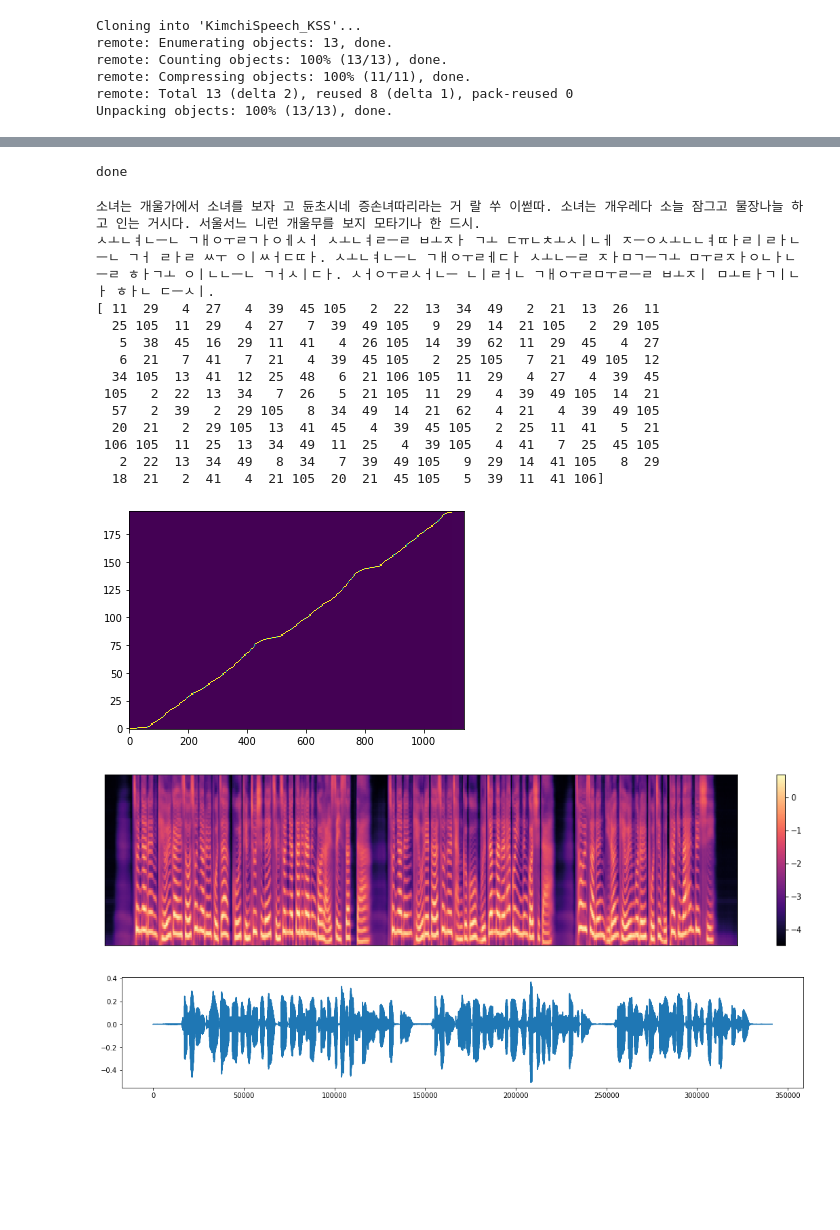
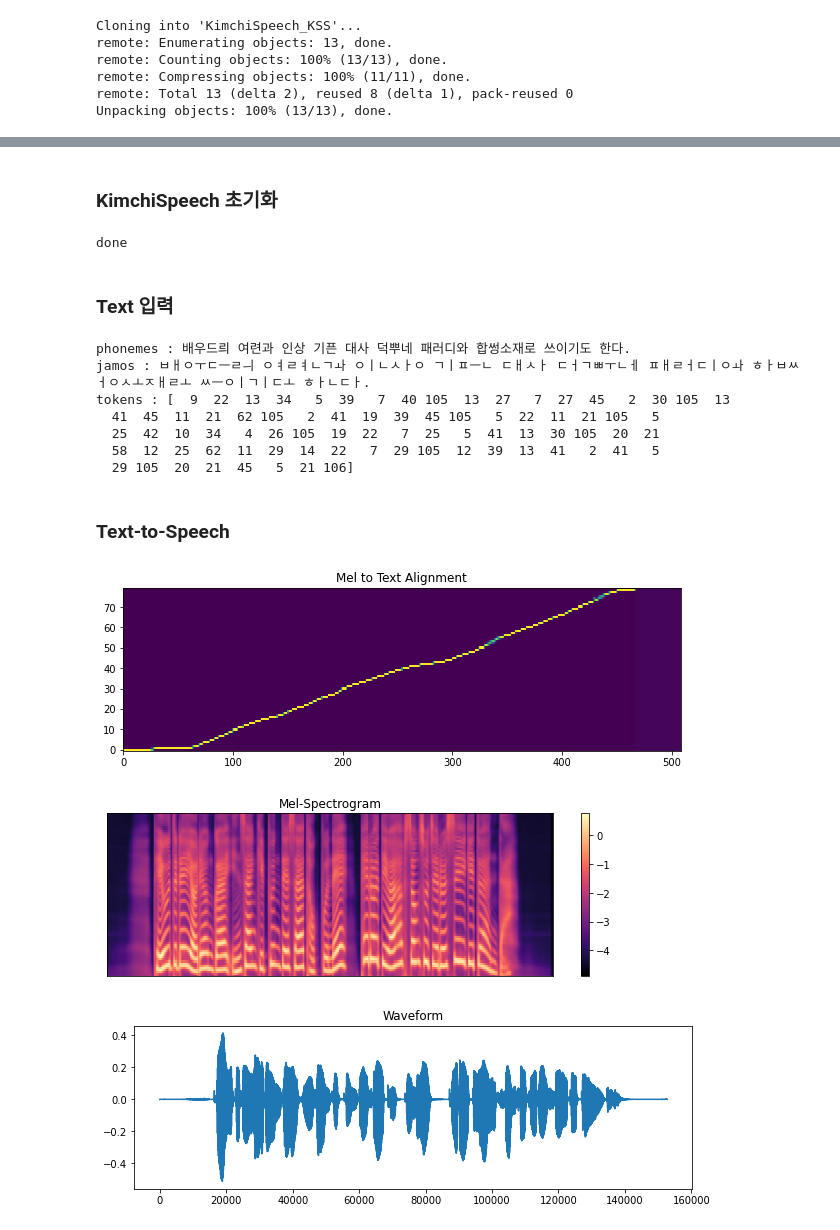
Before and after one commit to scpark20/KimchiSpeech_KSS, a Jupyter notebook: demo.ipynb, the cells around one changed output, grey strips where cells are left out. Saved outputs shown, nothing was run; the diff lists cells and outputs as text; code cells hidden in the pictures; blank space fills up the shorter version.

```diff
--- a/demo.ipynb
+++ b/demo.ipynb
@@ -42,3 +45,5 @@ FileNotFoundError: ignored
+# %% [markdown]
+### KimchiSpeech 초기화
 # %%
 from model import Model
 from hparams import create_hparams
@@ -52,6 +57,8 @@ model.load_state_dict(checkpoint['model_state_dict'])
 print('done')
 # %% [output]
 done
+# %% [markdown]
+### Text 입력
 # %%
 from g2pk import G2p
 import jamotools as jt
@@ -59,31 +66,28 @@ import jamotools as jt
 g2p = G2p()
 v = jt.Vectorizationer(rule=jt.rules.RULE_1, max_length=None)
 
-text = "주어와 서술어는 호응하지 않고, 문장은 엿가락처럼 길기만 합니다. 게다가 문맥에 어울리지 않는 한자어를 남발하는 바람에 내용 파악조차 어렵습니다. 서술형 답안을 작성하고, 논술 시험을 대비하는 학생들의 글에서 흔히 발견하는 문제입니다."
-text = "동작 그만, 밑장빼기냐? 내가 빙다리 핫바지로 보이냐?"
+text = "안녕하세요? 반갑습니다. 저는 에이 아이로 만들어진 음성입니다."
+#text = "주어와 서술어는 호응하지 않고, 문장은 엿가락처럼 길기만 합니다. 게다가 문맥에 어울리지 않는 한자어를 남발하는 바람에 내용 파악조차 어렵습니다. 서술형 답안을 작성하고, 논술 시험을 대비하는 학생들의 글에서 흔히 발견하는 문제입니다."
+#text = "동작 그만, 밑장빼기냐? 내가 빙다리 핫바지로 보이냐?"
 text = "배우들의 열연과 인상 깊은 대사 덕분에 패러디와 합성소재로 쓰이기도 한다."
-text = "소년은 개울가에서 소녀를 보자 곧 윤초시네 증손녀딸이라는 걸 알 수 있었다. 소녀는 개울에다 손을 잠그고 물장난을 하고 있는 것이다. 서울서는 이런 개울물을 보지 못하기나 한 듯이."
+#text = "소년은 개울가에서 소녀를 보자 곧 윤초시네 증손녀딸이라는 걸 알 수 있었다. 소녀는 개울에다 손을 잠그고 물장난을 하고 있는 것이다. 서울서는 이런 개울물을 보지 못하기나 한 듯이."
 #text = "오미크론 대유행으로 신규 확진자가 5만명 이상으로 불어난 상황에서도 정부가 사회적 거리두기 등 방역 조치를 오히려 완화하려는 듯한 메시지를 지속해서 보내고 있다."
 phonemes = g2p(text)
 jamos = jt.split_syllables(phonemes)
 tokens = v.vectorize(phonemes)
-print(phonemes)
-print(jamos)
-print(tokens)
+print('phonemes :', phonemes)
+print('jamos :', jamos)
+print('tokens :', tokens)
 # %% [output]
-소녀는 개울가에서 소녀를 보자 고 듄초시네 증손녀따리라는 거 랄 쑤 이썯따. 소녀는 개우레다 소늘 잠그고 물장나늘 하고 인는 거시다. 서울서느 니런 개울무를 보지 모타기나 한 드시.
-ㅅㅗㄴㅕㄴㅡㄴ ㄱㅐㅇㅜㄹㄱㅏㅇㅔㅅㅓ ㅅㅗㄴㅕㄹㅡㄹ ㅂㅗㅈㅏ ㄱㅗ ㄷㅠㄴㅊㅗㅅㅣㄴㅔ ㅈㅡㅇㅅㅗㄴㄴㅕㄸㅏㄹㅣㄹㅏㄴㅡㄴ ㄱㅓ ㄹㅏㄹ ㅆㅜ ㅇㅣㅆㅓㄷㄸㅏ. ㅅㅗㄴㅕㄴㅡㄴ ㄱㅐㅇㅜㄹㅔㄷㅏ ㅅㅗㄴㅡㄹ ㅈㅏㅁㄱㅡㄱㅗ ㅁㅜㄹㅈㅏㅇㄴㅏㄴㅡㄹ ㅎㅏㄱㅗ ㅇㅣㄴㄴㅡㄴ ㄱㅓㅅㅣㄷㅏ. ㅅㅓㅇㅜㄹㅅㅓㄴㅡ ㄴㅣㄹㅓㄴ ㄱㅐㅇㅜㄹㅁㅜㄹㅡㄹ ㅂㅗㅈㅣ ㅁㅗㅌㅏㄱㅣㄴㅏ ㅎㅏㄴ ㄷㅡㅅㅣ.
-[ 11  29   4  27   4  39  45 105   2  22  13  34  49   2  21  13  26  11
-  25 105  11  29   4  27   7  39  49 105   9  29  14  21 105   2  29 105
-   5  38  45  16  29  11  41   4  26 105  14  39  62  11  29  45   4  27
-   6  21   7  41   7  21   4  39  45 105   2  25 105   7  21  49 105  12
-  34 105  13  41  12  25  48   6  21 106 105  11  29   4  27   4  39  45
- 105   2  22  13  34   7  26   5  21 105  11  29   4  39  49 105  14  21
-  57   2  39   2  29 105   8  34  49  14  21  62   4  21   4  39  49 105
-  20  21   2  29 105  13  41  45   4  39  45 105   2  25  11  41   5  21
- 106 105  11  25  13  34  49  11  25   4  39 105   4  41   7  25  45 105
-   2  22  13  34  49   8  34   7  39  49 105   9  29  14  41 105   8  29
-  18  21   2  41   4  21 105  20  21  45 105   5  39  11  41 106]
+phonemes : 배우드릐 여련과 인상 기픈 대사 덕뿌네 패러디와 합썽소재로 쓰이기도 한다.
+jamos : ㅂㅐㅇㅜㄷㅡㄹㅢ ㅇㅕㄹㅕㄴㄱㅘ ㅇㅣㄴㅅㅏㅇ ㄱㅣㅍㅡㄴ ㄷㅐㅅㅏ ㄷㅓㄱㅃㅜㄴㅔ ㅍㅐㄹㅓㄷㅣㅇㅘ ㅎㅏㅂㅆㅓㅇㅅㅗㅈㅐㄹㅗ ㅆㅡㅇㅣㄱㅣㄷㅗ ㅎㅏㄴㄷㅏ.
+tokens : [  9  22  13  34   5  39   7  40 105  13  27   7  27  45   2  30 105  13
+  41  45  11  21  62 105   2  41  19  39  45 105   5  22  11  21 105   5
+  25  42  10  34   4  26 105  19  22   7  25   5  41  13  30 105  20  21
+  58  12  25  62  11  29  14  22   7  29 105  12  39  13  41   2  41   5
+  29 105  20  21  45   5  21 106]
+# %% [markdown]
+### Text-to-Speech
 # %%
 from IPython import display
 import matplotlib.pyplot as plt
@@ -92,36 +96,40 @@ import numpy as np
 import time
 
 with torch.no_grad():
     samples, alignments, _ = model.inference(torch.from_numpy(tokens).cuda().long().unsqueeze(0),
                                  temperature=1.0, clip=1.0, speed=1.0)
 
 _s = samples.data.cpu().numpy()
 _mels = _s[0]
 
 _alignment = alignments[0].data.cpu().numpy()
+plt.figure(figsize=[10, 3])
+plt.title('Mel to Text Alignment')
 plt.imshow(_alignment, aspect='auto', origin='lower', interpolation='none')
 plt.show()
 
-plt.figure(figsize=[18, 4])
+plt.figure(figsize=[10, 3])
+plt.title('Mel-Spectrogram')
 librosa.display.specshow(_mels)
 plt.colorbar()
 plt.show()
 
 vocoder.eval()
 with torch.no_grad():
     _mel = (_mels.T - mean) / scale
     mel = torch.from_numpy(_mel).cuda()
     wav = vocoder.inference(mel)
     _wav = wav[:, 0].data.cpu().numpy()
 
-plt.figure(figsize=[18, 3])
+plt.figure(figsize=[10, 3])
+plt.title('Waveform')
 plt.plot(_wav)
 plt.show()
 
 import IPython.display as ipd
 ipd.Audio(_wav, rate=24000)
 # %% [output]
-[figure, old version]
+[figure, new version]
-[figure, old version]
+[figure, new version]
-[figure, old version]
+[figure, new version]
 [interactive output not drawn]
```
Also changed, not shown: parts of 7 cells of this notebook.
